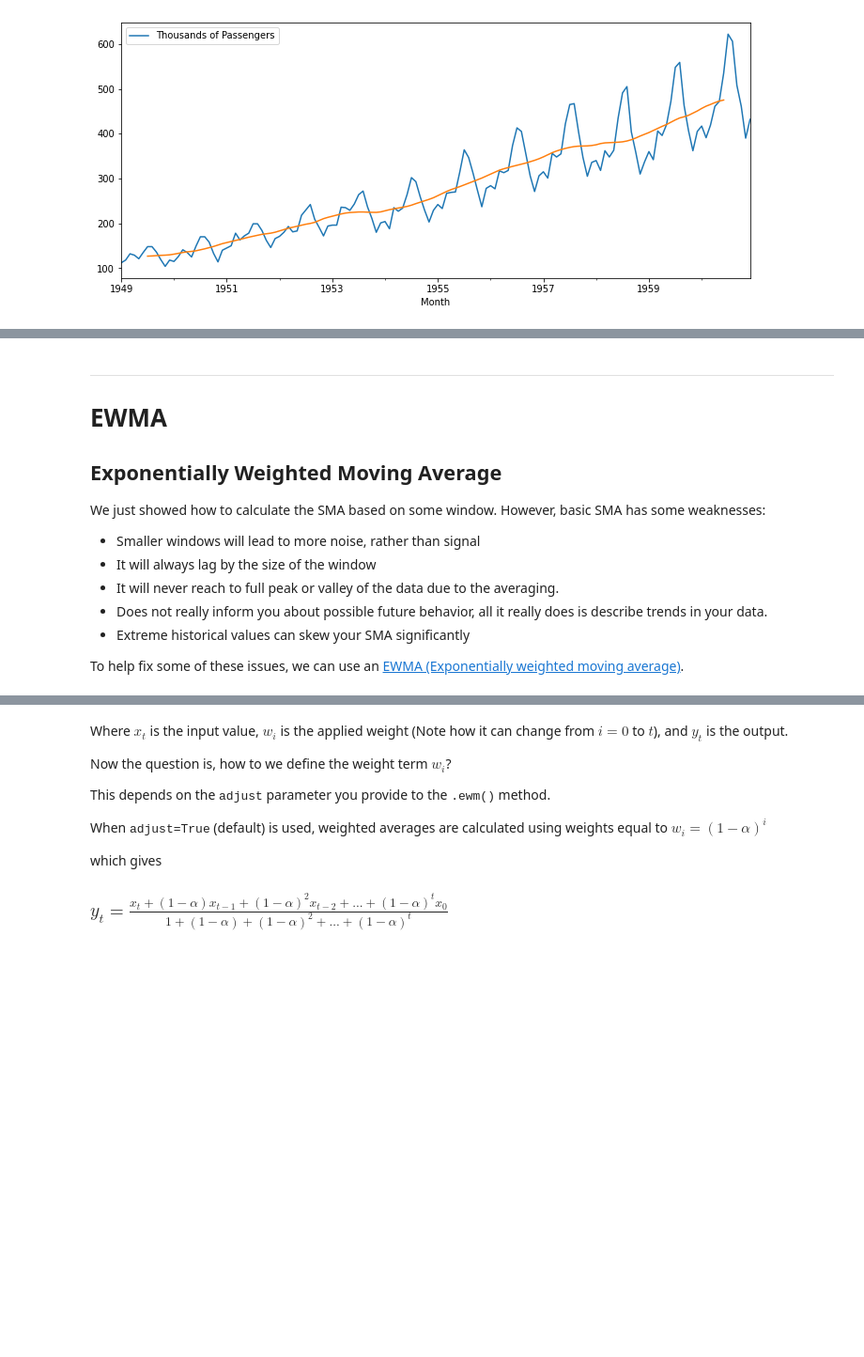
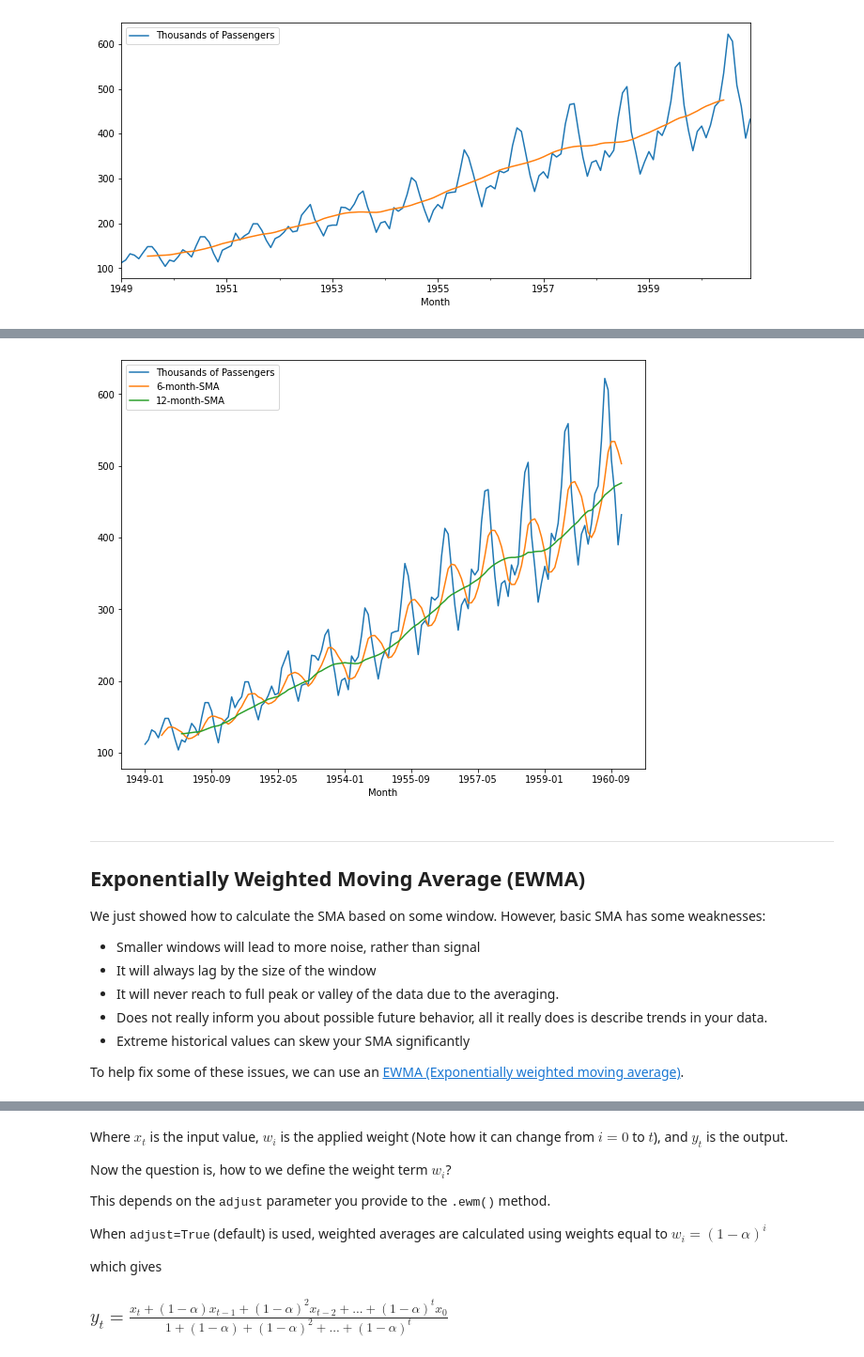
Before and after one commit to StevTobs/TimeSeries_Python, a Jupyter notebook: Time_Series_Analysis_with_Statsmodel.ipynb, the cells around one changed output, grey strips where cells are left out. Shown at 94% size. Drawn from its saved outputs; the diff is of its cells as text; code cells hidden in the pictures; blank space fills up the shorter version.

```diff
--- a/Time_Series_Analysis_with_Statsmodel.ipynb
+++ b/Time_Series_Analysis_with_Statsmodel.ipynb
@@ -280 +279,13 @@ Provides exponential weighted functions</tt></div></div>
 For these examples we'll use the International Airline Passengers dataset, which gives monthly totals in thousands from January 1949 to December 1960.
+# %%
+import pandas as pd
+import numpy as np
+%matplotlib inline
+
+# https://drive.google.com/file/d/1W1dExl4NrEan66wI0_0MsCGH_MfkpWZa/view?usp=sharing
+PATH_googleDrive = 'airline_passengers.csv'
+PATH_googleDrive_id  = '1W1dExl4NrEan66wI0_0MsCGH_MfkpWZa'
+Initial_googleDrive( PATH_googleDrive, PATH_googleDrive_id )
+airline = pd.read_csv(PATH_googleDrive, index_col='Month')
+# %%
+airline.dropna(inplace=True)
@@ -280,0 +319,3 @@ For these examples we'll use the International Airline Passengers dataset, which
+# %%
+airline['6-month-SMA'] = airline['Thousands of Passengers'].rolling(window=6).mean()
+airline['12-month-SMA'] = airline['Thousands of Passengers'].rolling(window=12).mean()
@@ -281,7 +342,10 @@ For these examples we'll use the International Airline Passengers dataset, which
+# %%
+airline.plot(figsize=(10,8));
+# %% [output]
+[figure, added]
 # %% [markdown]
 ___
-# EWMA
-## Exponentially Weighted Moving Average
+## Exponentially Weighted Moving Average (EWMA)
 
 We just showed how to calculate the SMA based on some window. However, basic SMA has some weaknesses:
 * Smaller windows will lead to more noise, rather than signal
```
Also changed, not shown: parts of 36 cells of this notebook.
